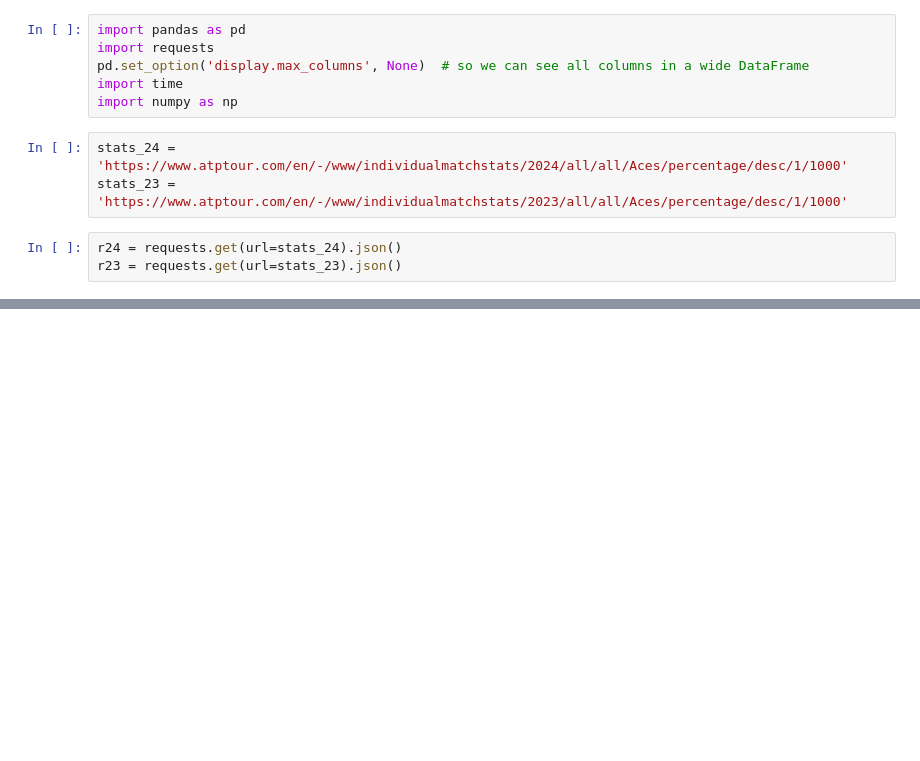
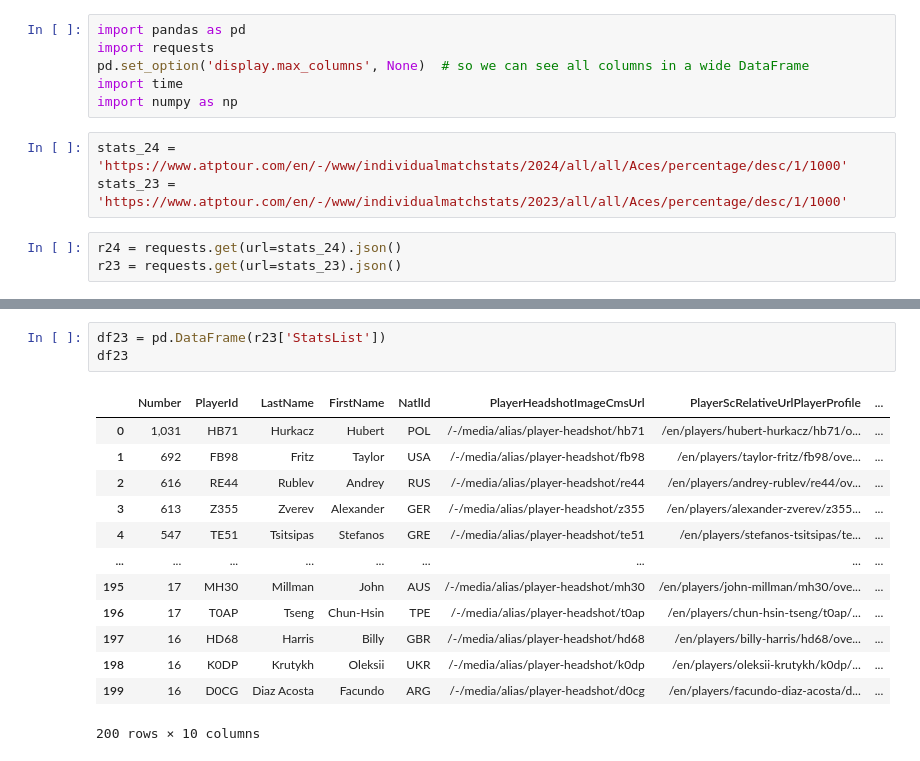
Before and after one commit to aacayanan/ten_ace_analyst, a Jupyter notebook: tenace.ipynb, the cells around one changed output, grey strips where cells are left out. Cells and saved outputs as stored; diff of their text form; blank space fills up the shorter version.

```diff
--- a/tenace.ipynb
+++ b/tenace.ipynb
@@ -34,3 +50,20 @@ pd.DataFrame(r24['StatsList'])
 | 176 | 0 | Y218 | Ymer | Elias | SWE | /-/media/alias/player-headshot/y218 | /en/players/elias-ymer/y218/overview | ... |
 | 177 | 0 | S0GD | Svrcina | Dalibor | CZE | /-/media/alias/player-headshot/s0gd | /en/players/dalibor-svrcina/s0gd/... | ... |
 178 rows × 10 columns
+# %%
+df23 = pd.DataFrame(r23['StatsList'])
+df23
+# %% [output]
+|  | Number | PlayerId | LastName | FirstName | NatlId | PlayerHeadshotImageCmsUrl | PlayerScRelativeUrlPlayerProfile | ... |
+| 0 | 1,031 | HB71 | Hurkacz | Hubert | POL | /-/media/alias/player-headshot/hb71 | /en/players/hubert-hurkacz/hb71/o... | ... |
+| 1 | 692 | FB98 | Fritz | Taylor | USA | /-/media/alias/player-headshot/fb98 | /en/players/taylor-fritz/fb98/ove... | ... |
+| 2 | 616 | RE44 | Rublev | Andrey | RUS | /-/media/alias/player-headshot/re44 | /en/players/andrey-rublev/re44/ov... | ... |
+| 3 | 613 | Z355 | Zverev | Alexander | GER | /-/media/alias/player-headshot/z355 | /en/players/alexander-zverev/z355... | ... |
+| 4 | 547 | TE51 | Tsitsipas | Stefanos | GRE | /-/media/alias/player-headshot/te51 | /en/players/stefanos-tsitsipas/te... | ... |
+| ... | ... | ... | ... | ... | ... | ... | ... | ... |
+| 195 | 17 | MH30 | Millman | John | AUS | /-/media/alias/player-headshot/mh30 | /en/players/john-millman/mh30/ove... | ... |
+| 196 | 17 | T0AP | Tseng | Chun-Hsin | TPE | /-/media/alias/player-headshot/t0ap | /en/players/chun-hsin-tseng/t0ap/... | ... |
+| 197 | 16 | HD68 | Harris | Billy | GBR | /-/media/alias/player-headshot/hd68 | /en/players/billy-harris/hd68/ove... | ... |
+| 198 | 16 | K0DP | Krutykh | Oleksii | UKR | /-/media/alias/player-headshot/k0dp | /en/players/oleksii-krutykh/k0dp/... | ... |
+| 199 | 16 | D0CG | Diaz Acosta | Facundo | ARG | /-/media/alias/player-headshot/d0cg | /en/players/facundo-diaz-acosta/d... | ... |
+200 rows × 10 columns
```
Also changed, not shown: parts of 5 cells of this notebook.
